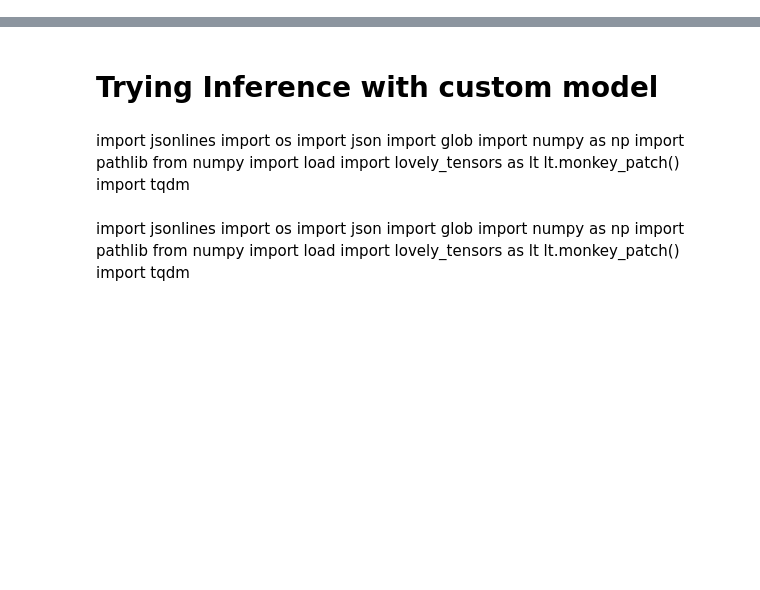
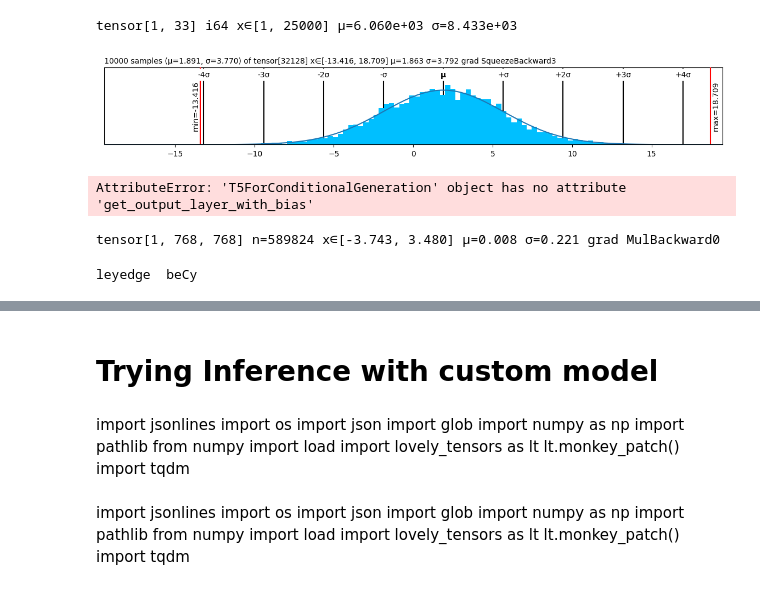
Before and after one commit to KastanDay/video-pretrained-transformer, a Jupyter notebook: model/dataloader.ipynb, the cells around one changed output, grey strips where cells are left out. Cells and saved outputs as stored; diff of their text form; code cells hidden in the pictures; blank space fills up the shorter version.

```diff
--- a/model/dataloader.ipynb
+++ b/model/dataloader.ipynb
@@ -10,7 +10,8 @@ import torch
 import lovely_tensors as lt
 lt.monkey_patch()
 import tqdm
-device = "cuda" if torch.cuda.is_available() else "cpu"
+# device = "cuda" if torch.cuda.is_available() else "cpu"
+device = "cpu"
 
 # DEBUGGING
 os.environ["CUDA_LAUNCH_BLOCKING"] = "1"
@@ -201,7 +206,7 @@ print(labels.dtype)
 labels[:len(labels)] = -100
 attn_mask_arr[0][0] = 1
 attn_mask_arr[0][1] = 1
-attn_mask_arr[0][2] = 1 # no clip
+# attn_mask_arr[0][2] = 1 # no clip
 
 t5.train()
 
@@ -253,15 +258,19 @@ with jsonlines.open(REMOTE_SCENE_FILE, 'r') as scene_reader:
             labels[0][0:len(tokenized_labels[0])] = tokenized_labels[0]
             # outputs = t5.forward(inputs_embeds=input_embeds_arr, attention_mask=attn_mask_arr, decoder_inputs_embeds=input_embeds_arr)
             # outputs = t5.forward(inputs_embeds=input_embeds_arr, attention_mask=attn_mask_arr, labels=labels, return_dict=True)
-            outputs = t5.forward(inputs_embeds=input_embeds_arr, attention_mask=attn_mask_arr, labels=labels)
             # outputs = t5.forward(inputs_embeds=input_embeds_arr, labels=labels)
-            loss = outputs[0]
-            ''' backwards pass '''
-            loss.sum().backward()
-            # optimizer step
-            optimizer.zero_grad()
-            optimizer.step()
-            global_step += 1
+            outputs = t5.forward(inputs_embeds=input_embeds_arr, attention_mask=attn_mask_arr, labels=labels, return_dict=True, return_last_hidden_state=True)
+            print(outputs['last_hidden_state'].shape)
+
+            results = t5.lm_head(outputs['last_hidden_state'])
+            print(results)
+            # loss = outputs[0]
+            # ''' backwards pass '''
+            # loss.sum().backward()
+            # # optimizer step
+            # optimizer.zero_grad()
+            # optimizer.step()
+            # global_step += 1
             print(f"step: {global_step}")
 
             print("Loss 👇👇👇")
@@ -285,0 +385,17 @@ Error:
+# %%
+tokenized_labels
+# %% [output]
+tensor[1, 33] i64 x∈[1, 25000] μ=6.060e+03 σ=8.433e+03
+# %%
+res = t5.lm_head(outputs['encoder_last_hidden_state'][0][0], shared_embedding=t5.shared)
+res.plt()
+# %% [output]
+[figure, added]
+# %%
+t5.get_output_layer_with_bias()
+# %% [output]
+AttributeError: 'T5ForConditionalGeneration' object has no attribute 'get_output_layer_with_bias'
+# %%
+outputs['encoder_last_hidden_state']
+# %% [output]
+tensor[1, 768, 768] n=589824 x∈[-3.743, 3.480] μ=0.008 σ=0.221 grad MulBackward0
@@ -285,0 +405,4 @@ Error:
+# %%
+print(t5_tokenizer.decode(output_ids[0], skip_special_tokens=True))
+# %% [output]
+leyedge  beCy
```
Also changed, not shown: parts of 12 cells of this notebook, 24 other files.
